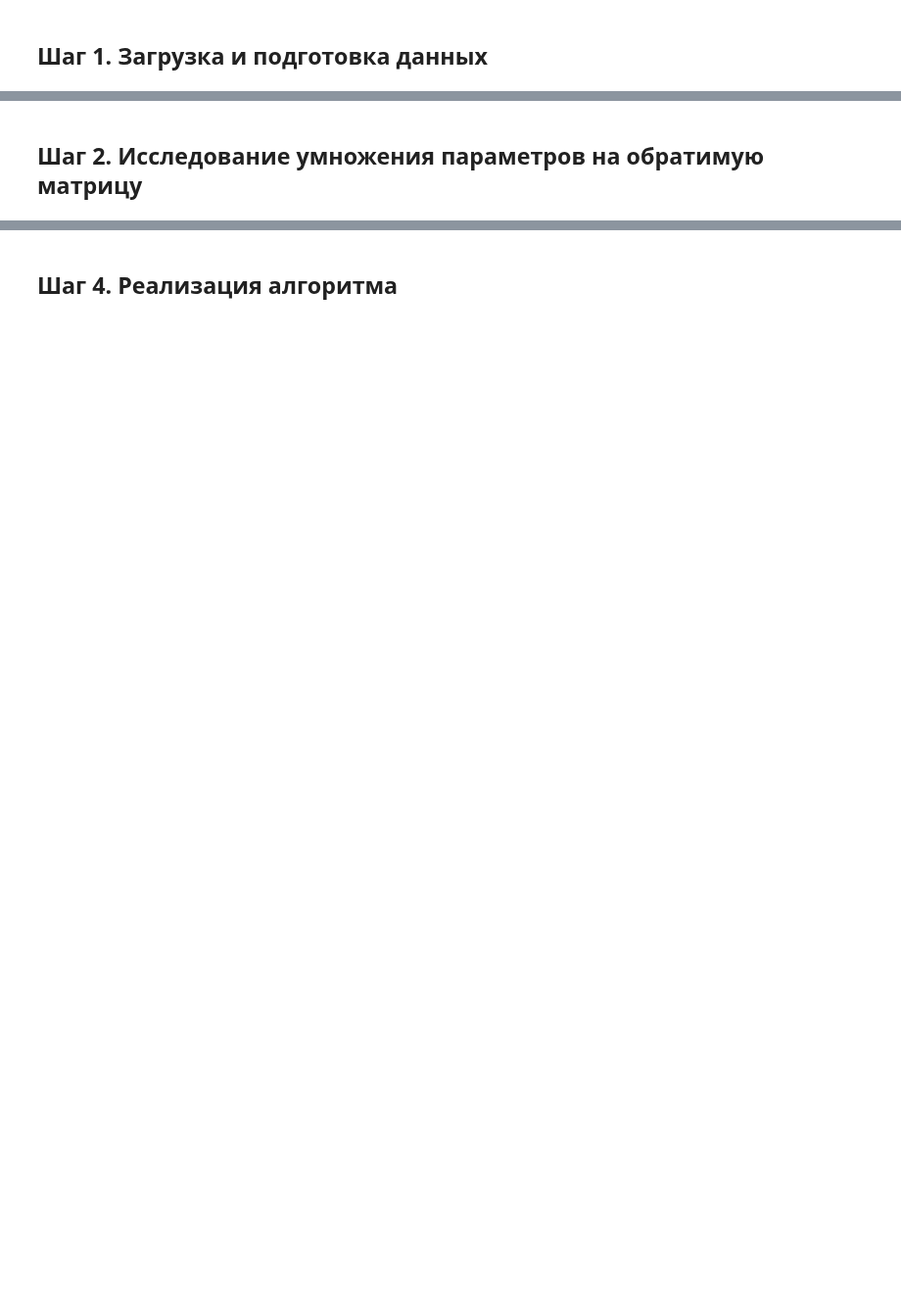
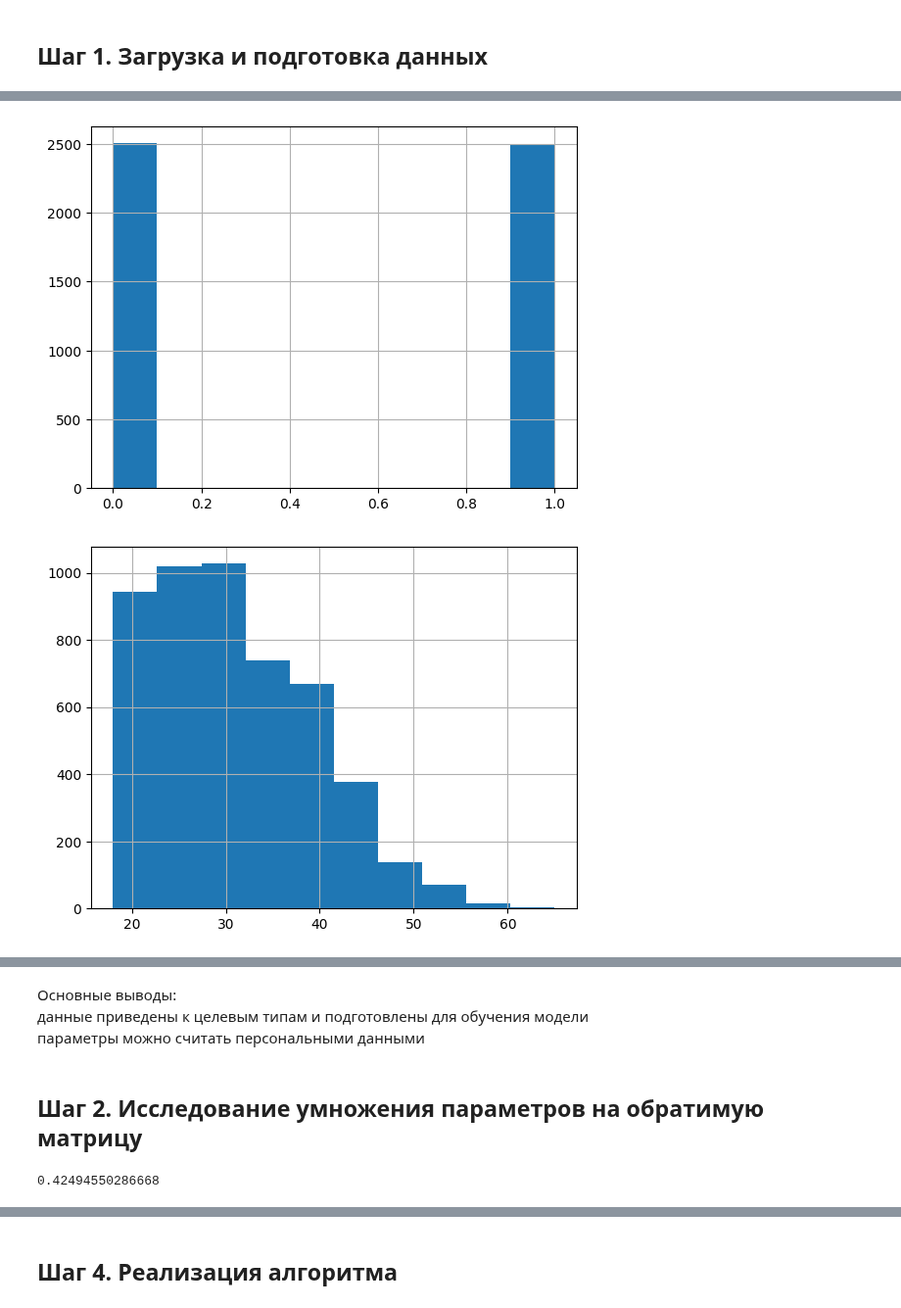
Before and after one commit to ndelenyan/practicum, a Jupyter notebook: sprint13/sprint13.ipynb, the cells around one changed output, grey strips where cells are left out. Shown at 98% size. Saved outputs shown, nothing was run; the diff lists cells and outputs as text; code cells hidden in the pictures; blank space fills up the shorter version.

```diff
--- a/sprint13/sprint13.ipynb
+++ b/sprint13/sprint13.ipynb
@@ -43,0 +63,7 @@ df.sample(10)
+# %%
+for item in df.columns:
+    df[item].hist()
+    plt.show()
+# %% [output]
+[figure, added]
+[figure, added]
@@ -44,3 +73,7 @@ df.sample(10)
+# %% [markdown]
+Основные выводы:
+данные приведены к целевым типам и подготовлены для обучения модели
+параметры можно считать персональными данными
 # %% [markdown]
 <a id='step2'></a>
 ## Шаг 2. Исследование умножения параметров на обратимую матрицу
@@ -46,0 +83,6 @@ df.sample(10)
+# %%
+initial_model = LinearRegression()
+initial_model.fit(features, target)
+initial_model.score(features, target)
+# %% [output]
+0.42494550286668
```
Also changed, not shown: parts of 11 cells of this notebook, 1 other file.
